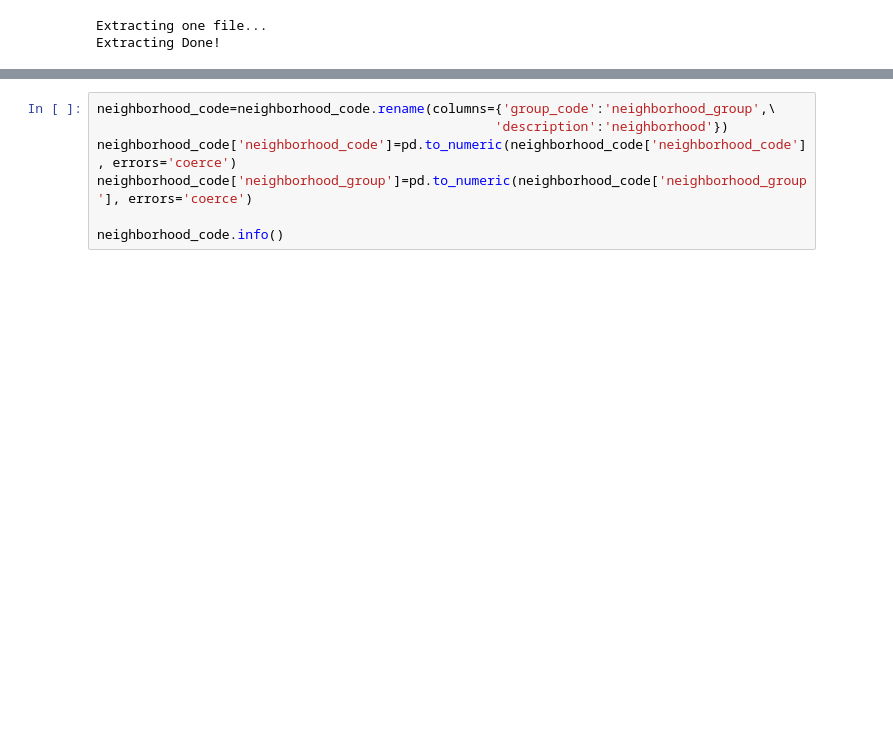
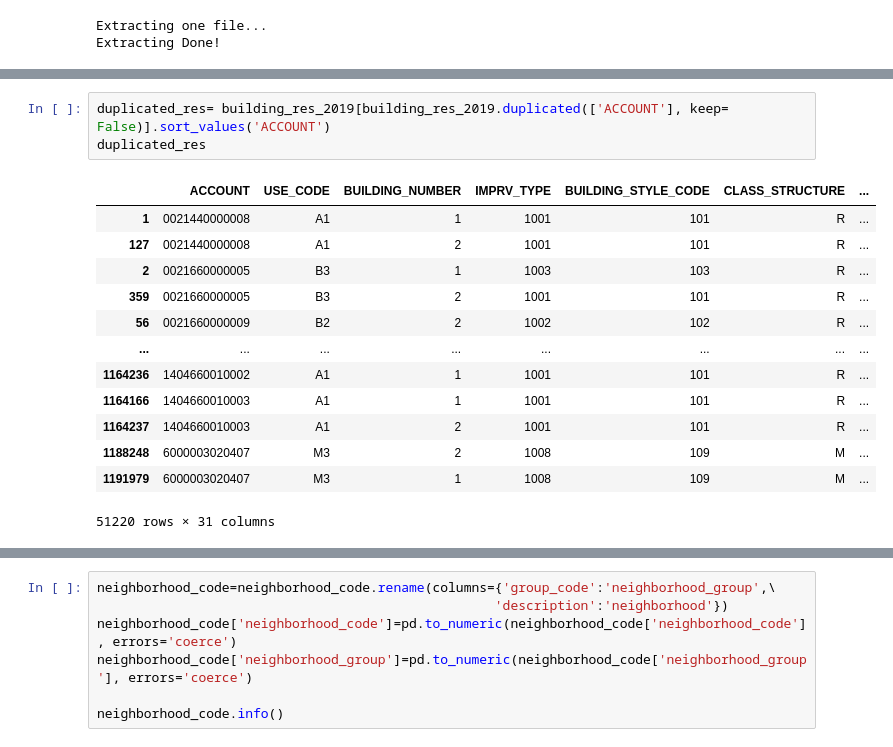
Before and after one commit to ellenrud84/RealEstateDatabase_SQLAlchemyDemo, a Jupyter notebook: ETL_HCAD.ipynb, the cells around one changed output, grey strips where cells are left out. Drawn from its saved outputs; the diff is of its cells as text; blank space fills up the shorter version.

```diff
--- a/ETL_HCAD.ipynb
+++ b/ETL_HCAD.ipynb
@@ -323 +312,18 @@ building_res_2019.sample(2)
 2 rows × 31 columns
+# %%
+duplicated_res= building_res_2019[building_res_2019.duplicated(['ACCOUNT'], keep= False)].sort_values('ACCOUNT')
+duplicated_res
+# %% [output]
+|  | ACCOUNT | USE_CODE | BUILDING_NUMBER | IMPRV_TYPE | BUILDING_STYLE_CODE | CLASS_STRUCTURE | ... |
+| 1 | 0021440000008 | A1 | 1 | 1001 | 101 | R | ... |
+| 127 | 0021440000008 | A1 | 2 | 1001 | 101 | R | ... |
+| 2 | 0021660000005 | B3 | 1 | 1003 | 103 | R | ... |
+| 359 | 0021660000005 | B3 | 2 | 1001 | 101 | R | ... |
+| 56 | 0021660000009 | B2 | 2 | 1002 | 102 | R | ... |
+| ... | ... | ... | ... | ... | ... | ... | ... |
+| 1164236 | 1404660010002 | A1 | 1 | 1001 | 101 | R | ... |
+| 1164166 | 1404660010003 | A1 | 1 | 1001 | 101 | R | ... |
+| 1164237 | 1404660010003 | A1 | 2 | 1001 | 101 | R | ... |
+| 1188248 | 6000003020407 | M3 | 2 | 1008 | 109 | M | ... |
+| 1191979 | 6000003020407 | M3 | 1 | 1008 | 109 | M | ... |
+51220 rows × 31 columns
```
Also changed, not shown: parts of 23 cells of this notebook, 1 other file.
